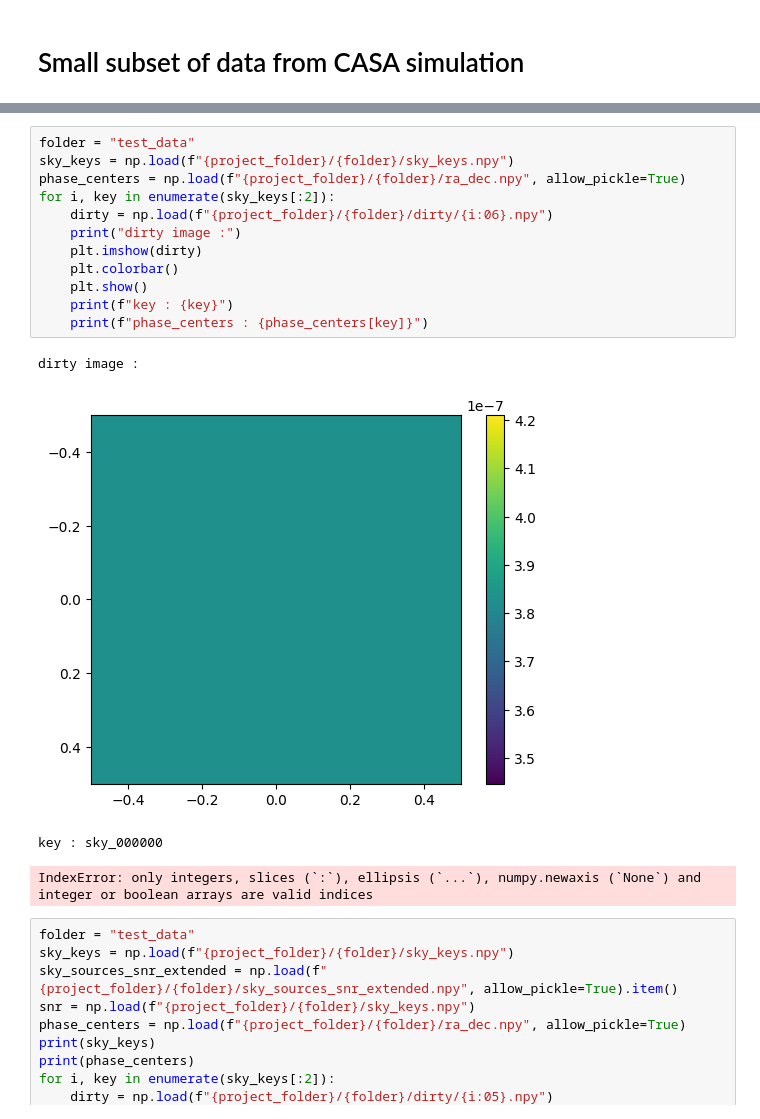
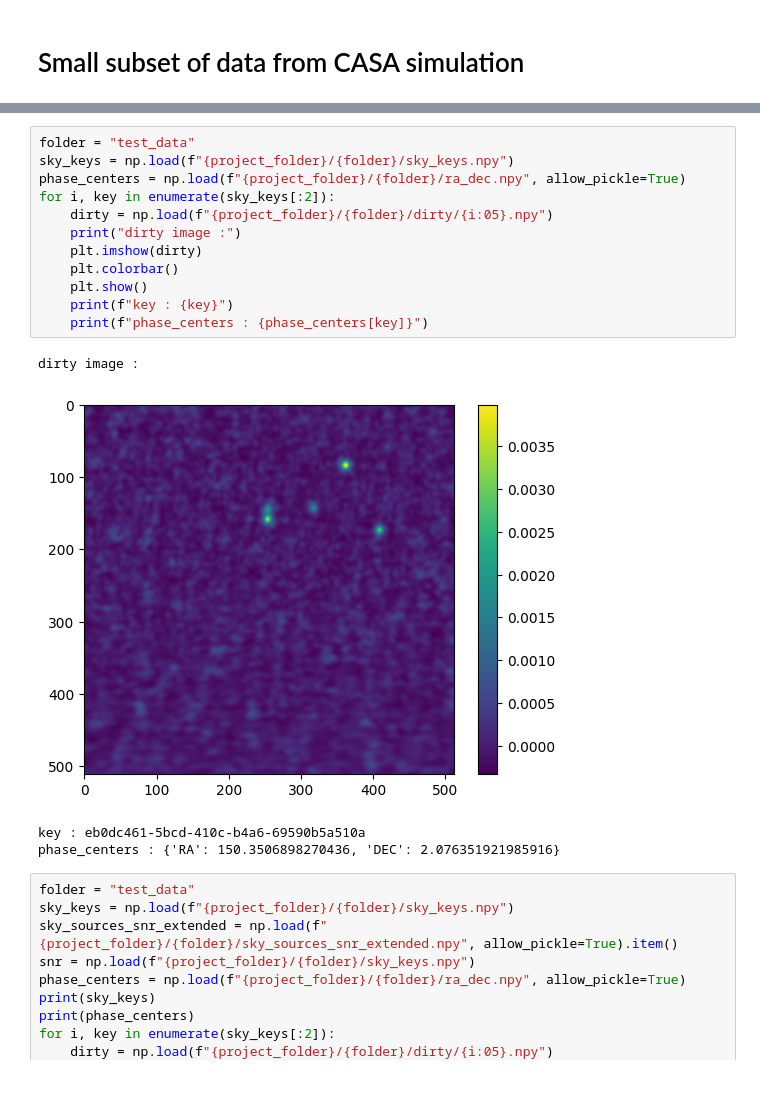
Before and after one commit to TsubasaIzumo/gai_project, a Jupyter notebook: Data - Fast Guide.ipynb, the cells around one changed output, grey strips where cells are left out. Cells and saved outputs as stored; diff of their text form; blank space fills up the shorter version.

```diff
--- a/Data - Fast Guide.ipynb
+++ b/Data - Fast Guide.ipynb
@@ -59,20 +62,20 @@ dirty image
 # %%
 folder = "test_data"
 sky_keys = np.load(f"{project_folder}/{folder}/sky_keys.npy")
 phase_centers = np.load(f"{project_folder}/{folder}/ra_dec.npy", allow_pickle=True)
 for i, key in enumerate(sky_keys[:2]):
-    dirty = np.load(f"{project_folder}/{folder}/dirty/{i:06}.npy")
+    dirty = np.load(f"{project_folder}/{folder}/dirty/{i:05}.npy")
     print("dirty image :")
     plt.imshow(dirty)
     plt.colorbar()
     plt.show()
     print(f"key : {key}")
     print(f"phase_centers : {phase_centers[key]}")
 # %% [output]
 dirty image :
-[figure, old version]
+[figure, new version]
-key : sky_000000
+key : eb0dc461-5bcd-410c-b4a6-69590b5a510a
+phase_centers : {'RA': 150.3506898270436, 'DEC': 2.076351921985916}
-IndexError: only integers, slices (`:`), ellipsis (`...`), numpy.newaxis (`None`) and integer or boolean arrays are valid indices
 # %%
 folder = "test_data"
 sky_keys = np.load(f"{project_folder}/{folder}/sky_keys.npy")
```
Also changed, not shown: parts of 1 cell of this notebook, 27 other files.
